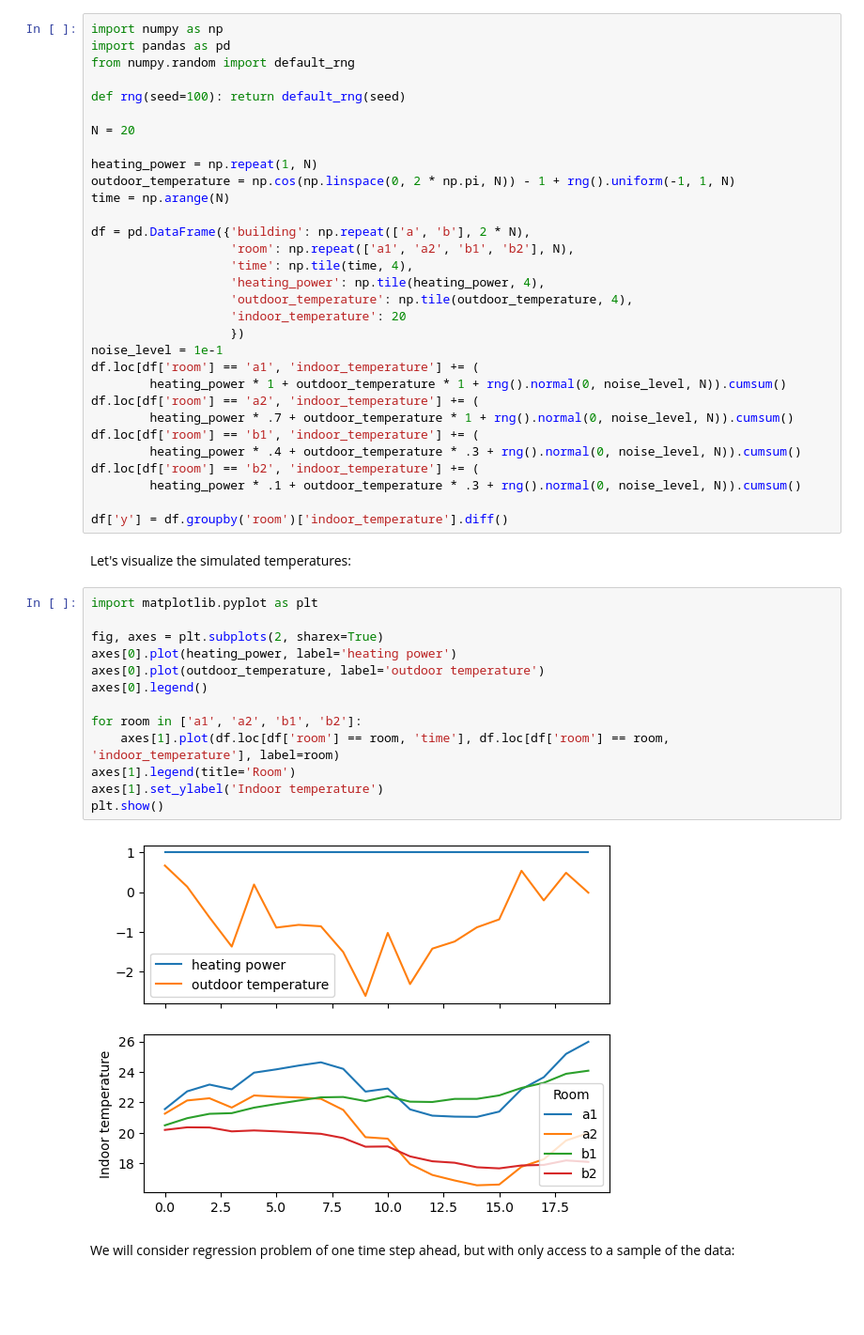
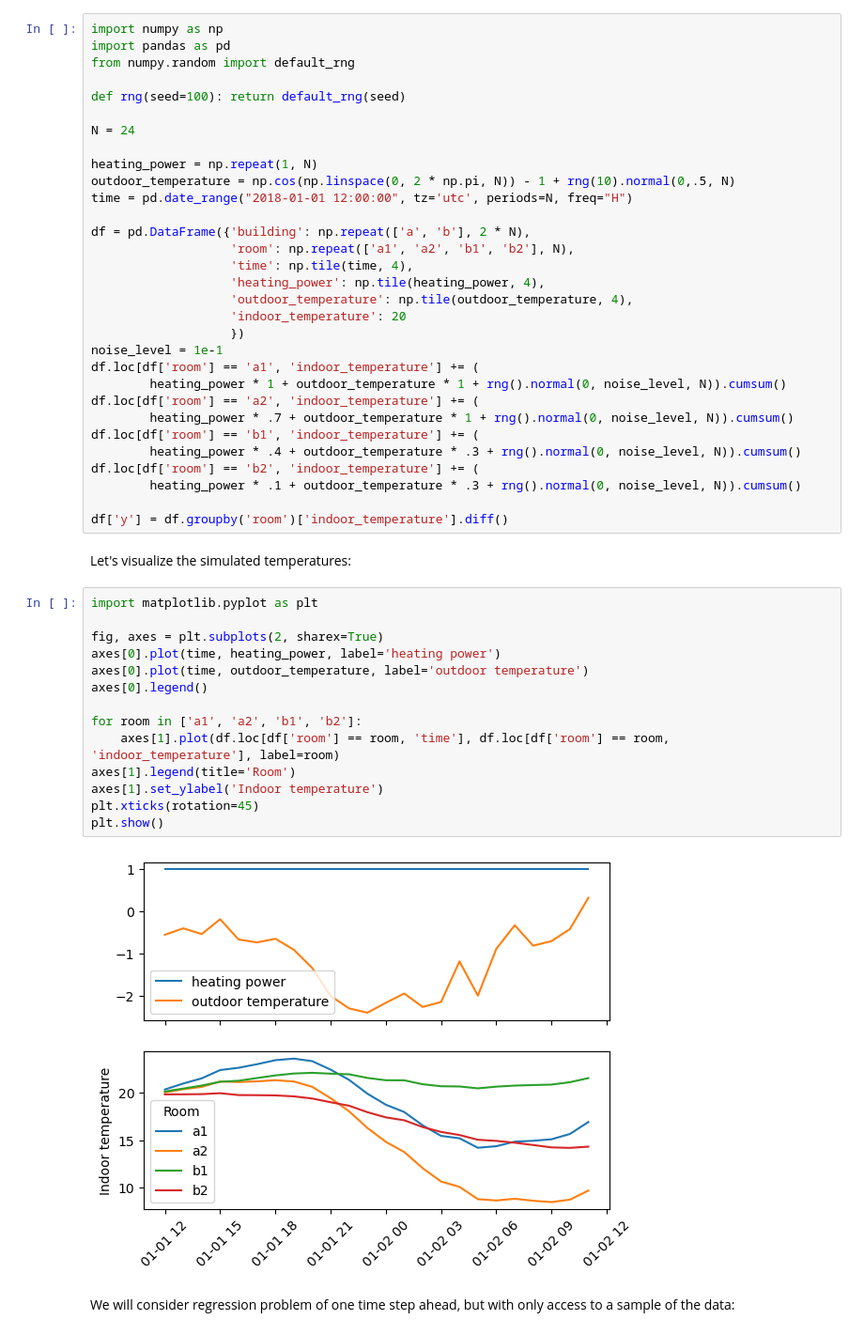
Before and after one commit to FraunhoferChalmersCentre/sakkara, a Jupyter notebook: examples/heating.ipynb, the cells around one changed output. Shown: that part at 94% size. Cells and saved outputs as stored; diff of their text form; blank space fills up the shorter version.

```diff
--- a/examples/heating.ipynb
+++ b/examples/heating.ipynb
@@ -13,11 +13,11 @@ from numpy.random import default_rng
 
 def rng(seed=100): return default_rng(seed)
 
-N = 20
+N = 24
 
 heating_power = np.repeat(1, N)
-outdoor_temperature = np.cos(np.linspace(0, 2 * np.pi, N)) - 1 + rng().uniform(-1, 1, N)
-time = np.arange(N)
+outdoor_temperature = np.cos(np.linspace(0, 2 * np.pi, N)) - 1 + rng(10).normal(0,.5, N)
+time = pd.date_range("2018-01-01 12:00:00", tz='utc', periods=N, freq="H")
 
 df = pd.DataFrame({'building': np.repeat(['a', 'b'], 2 * N),
                    'room': np.repeat(['a1', 'a2', 'b1', 'b2'], N),
@@ -42,18 +42,19 @@ Let's visualize the simulated temperatures:
 # %%
 import matplotlib.pyplot as plt
 
 fig, axes = plt.subplots(2, sharex=True)
-axes[0].plot(heating_power, label='heating power')
-axes[0].plot(outdoor_temperature, label='outdoor temperature')
+axes[0].plot(time, heating_power, label='heating power')
+axes[0].plot(time, outdoor_temperature, label='outdoor temperature')
 axes[0].legend()
 
 for room in ['a1', 'a2', 'b1', 'b2']:
     axes[1].plot(df.loc[df['room'] == room, 'time'], df.loc[df['room'] == room, 'indoor_temperature'], label=room)
 axes[1].legend(title='Room')
 axes[1].set_ylabel('Indoor temperature')
+plt.xticks(rotation=45)
 plt.show()
 # %% [output]
-[figure, old version]
+[figure, new version]
 # %% [markdown]
 We will consider regression problem of one time step ahead, but with only access to a sample of the data:
 # %%
```
Also changed, not shown: parts of 6 cells of this notebook, 6 other files.
